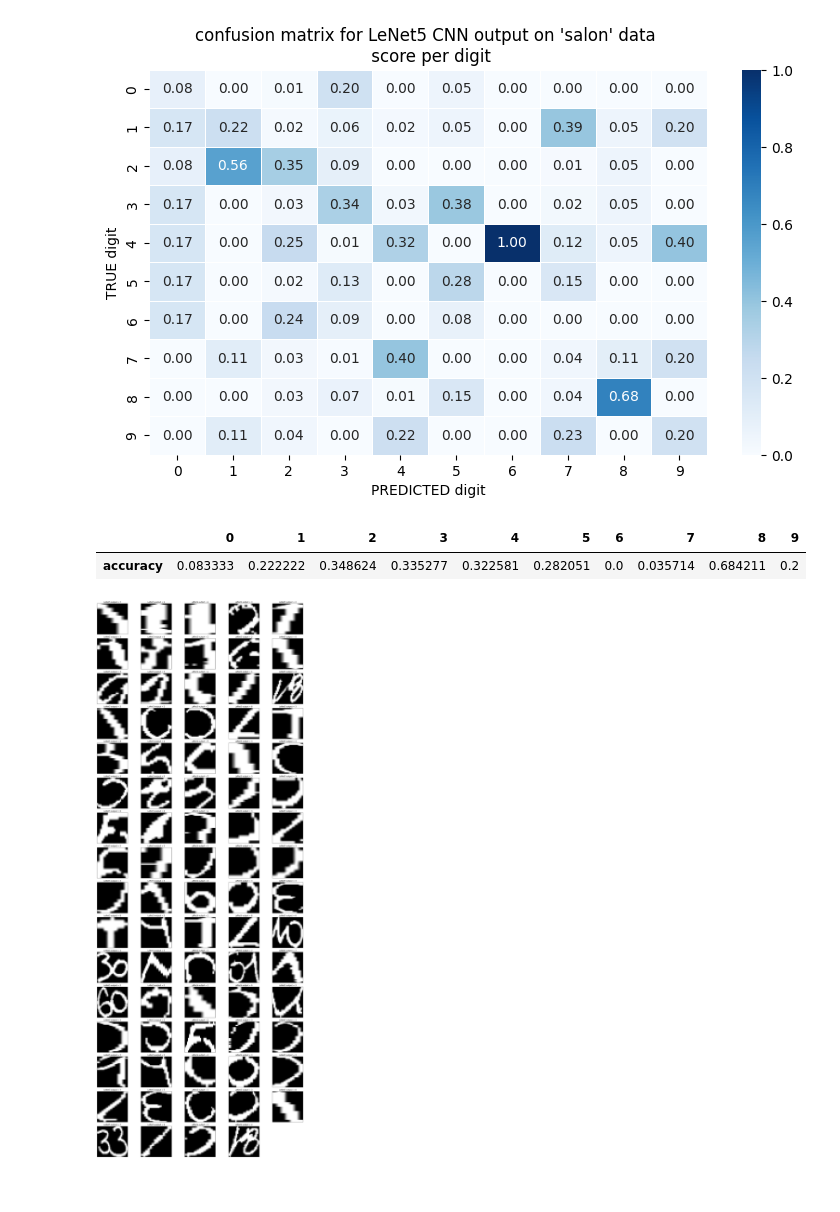
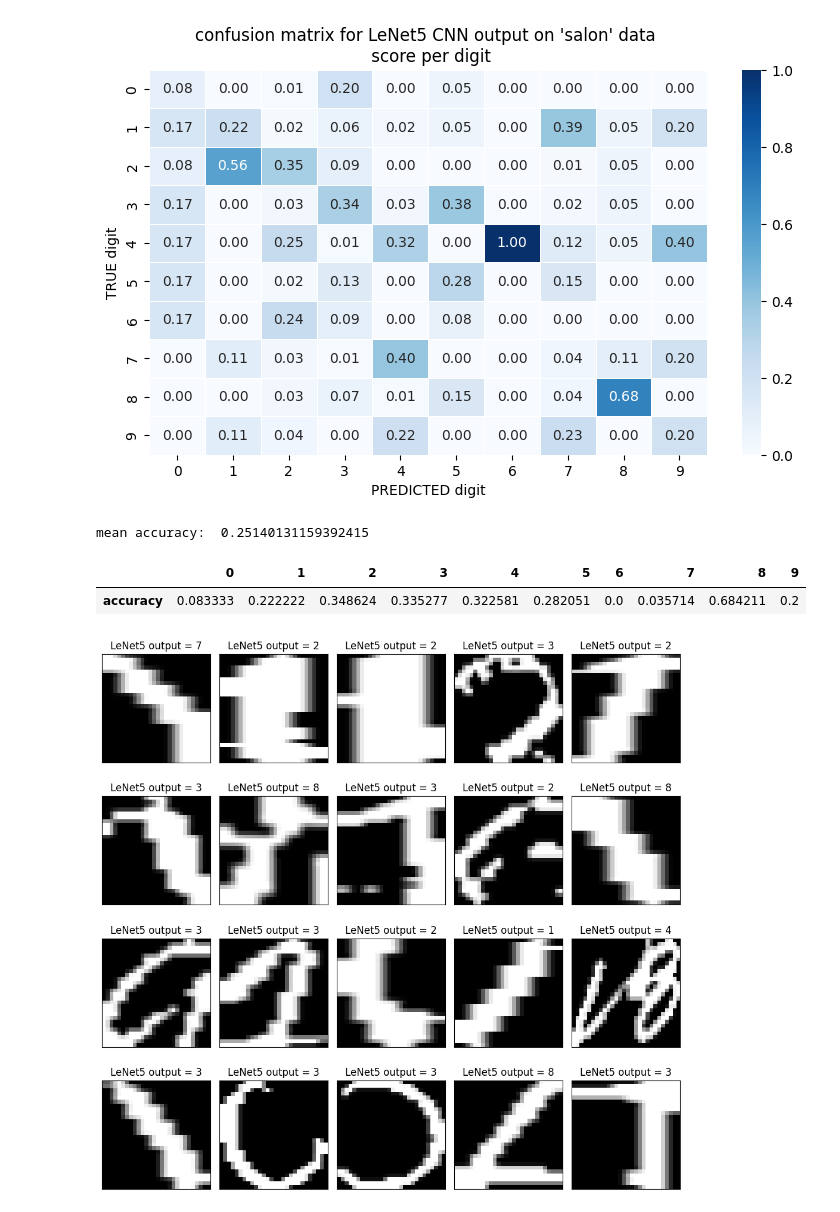
Before and after one commit to asgutierrt/Introduction_to_IA, a Jupyter notebook: convolutional_networks/lnet5_mnist.ipynb, the cells around one changed output. Cells and saved outputs as stored; diff of their text form; code cells hidden in the pictures; blank space fills up the shorter version.

```diff
--- a/convolutional_networks/lnet5_mnist.ipynb
+++ b/convolutional_networks/lnet5_mnist.ipynb
@@ -304,15 +312,17 @@ plt.savefig('confusion_matrix.png'); plt.show()
 [figure]
 # %%
 per_digit_scr=(C1/C1.sum(axis=0)).diagonal()
+print('mean accuracy: ', per_digit_scr.mean())
 pd.DataFrame(per_digit_scr,index=list(range(10)),columns=['accuracy']).T
 # %% [output]
+mean accuracy:  0.25140131159392415
 |  | 0 | 1 | 2 | 3 | 4 | 5 | 6 | 7 | 8 | 9 |
 | accuracy | 0.083333 | 0.222222 | 0.348624 | 0.335277 | 0.322581 | 0.282051 | 0.0 | 0.035714 | 0.684211 | 0.2 |
 # %%
 # Show some random training and test images
 images_2_show = [x.to_numpy().reshape(28, 28) for i, x in img_x.iterrows()];
 titles_2_show = ['LeNet5 output = '+ str(y) for i,y in enumerate(Y_x_pred)]
 
-show_images(images_2_show, titles_2_show, figsize=(20,50))
+show_images(images_2_show[0:20], titles_2_show[0:20], figsize=(10,10))
 # %% [output]
-[figure, old version]
+[figure, new version]
```
Also changed, not shown: parts of 1 cell of this notebook.
